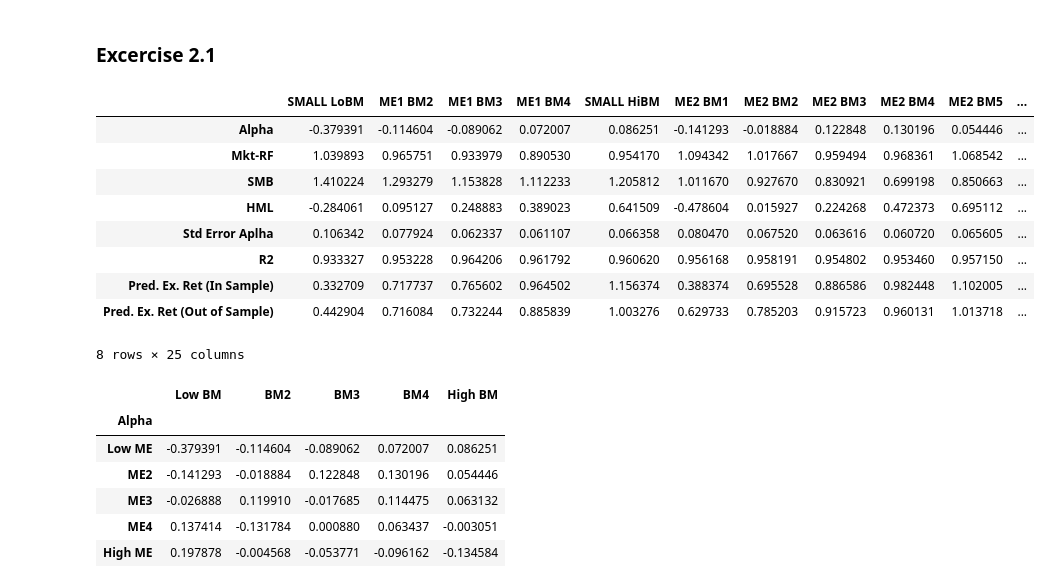
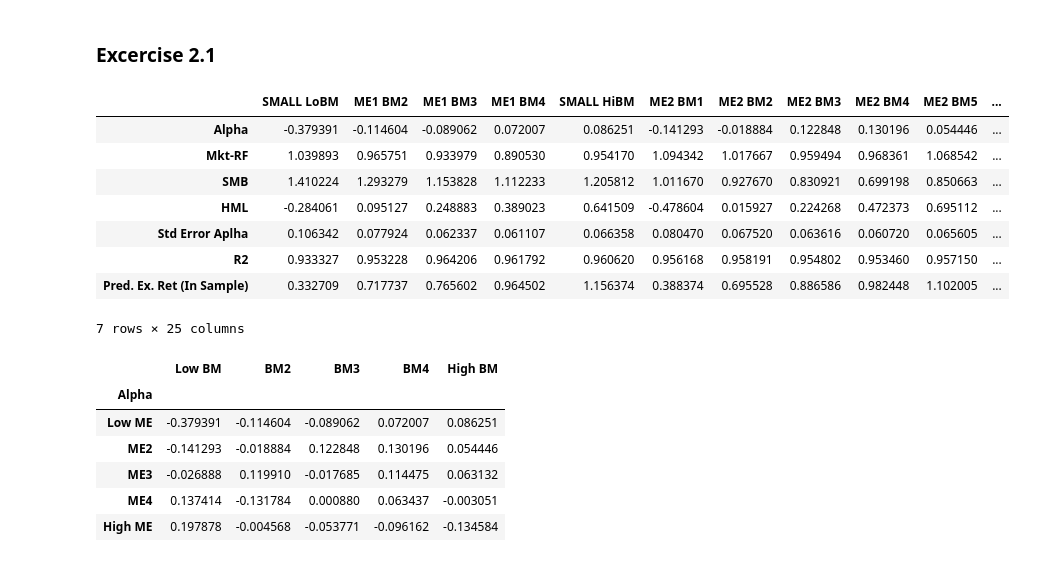
Before and after one commit to Luedman/Theory_of_Finance_Assignments, a Jupyter notebook: Assignment_3/Assignment3.ipynb, the cells around one changed output. Cells and saved outputs as stored; diff of their text form; code cells hidden in the pictures.

```diff
--- a/Assignment_3/Assignment3.ipynb
+++ b/Assignment_3/Assignment3.ipynb
@@ -251,16 +254,6 @@ X_pred = np.array([np.mean([excess_returns_ex1['Mkt-RF'].values])] +
 X_pred = np.append(1.0,X_pred)
 
 #________________________________________________________________________
-#For Ex. 2.5 prepare out of sample data
-excess_returns_ex25 = ex_returns_complete.loc['1994-01-01':'2017-12-01']
-
-#Prepare out of sample predictions(add constant)
-X_pred_os = np.array([np.mean([excess_returns_ex25['Mkt-RF'].values])] +
-                              [np.mean([excess_returns_ex25['SMB'].values])] +
-                              [np.mean([excess_returns_ex25['HML'].values])])
-X_pred_os = np.append(1.0,X_pred_os)
-
-#________________________________________________________________________
 #Regress each portfolio on X
 for portfolio_name in excess_returns_ex1.columns[:-4]:
 
@@ -272,9 +265,6 @@ for portfolio_name in excess_returns_ex1.columns[:-4]:
     #Predict Excess Returns for Ex 2.3
     #In Sample
     exret_pred =  results.predict(X_pred)
-    #Out of sample
-    exret_pred_os = results.predict(X_pred_os)
-
 
     #Store Results in a dictionary
     results_ex2[portfolio_name] = [results.params[0],
@@ -283,28 +273,25 @@ for portfolio_name in excess_returns_ex1.columns[:-4]:
                                    results.params[3],
                                    results.bse[0],
                                    results.rsquared,
-                                   exret_pred[0],
-                                   exret_pred_os[0]]
+                                   exret_pred[0]]
 # %%
 #Convert the result dict into a dataframe
 results_ex2 = pd.DataFrame(results_ex2, index = ['Alpha',
                                                  'Mkt-RF',
                                                  'SMB','HML',
                                                  'Std Error Aplha',
-                                                 'R2', 'Pred. Ex. Ret (In Sample)',
-                                                 'Pred. Ex. Ret (Out of Sample)'])
+                                                 'R2', 'Pred. Ex. Ret (In Sample)'])
 results_ex2
 # %% [output]
 |  | SMALL LoBM | ME1 BM2 | ME1 BM3 | ME1 BM4 | SMALL HiBM | ME2 BM1 | ME2 BM2 | ME2 BM3 | ME2 BM4 | ME2 BM5 | ... |
 | Alpha | -0.379391 | -0.114604 | -0.089062 | 0.072007 | 0.086251 | -0.141293 | -0.018884 | 0.122848 | 0.130196 | 0.054446 | ... |
 | Mkt-RF | 1.039893 | 0.965751 | 0.933979 | 0.890530 | 0.954170 | 1.094342 | 1.017667 | 0.959494 | 0.968361 | 1.068542 | ... |
 | SMB | 1.410224 | 1.293279 | 1.153828 | 1.112233 | 1.205812 | 1.011670 | 0.927670 | 0.830921 | 0.699198 | 0.850663 | ... |
 | HML | -0.284061 | 0.095127 | 0.248883 | 0.389023 | 0.641509 | -0.478604 | 0.015927 | 0.224268 | 0.472373 | 0.695112 | ... |
 | Std Error Aplha | 0.106342 | 0.077924 | 0.062337 | 0.061107 | 0.066358 | 0.080470 | 0.067520 | 0.063616 | 0.060720 | 0.065605 | ... |
 | R2 | 0.933327 | 0.953228 | 0.964206 | 0.961792 | 0.960620 | 0.956168 | 0.958191 | 0.954802 | 0.953460 | 0.957150 | ... |
 | Pred. Ex. Ret (In Sample) | 0.332709 | 0.717737 | 0.765602 | 0.964502 | 1.156374 | 0.388374 | 0.695528 | 0.886586 | 0.982448 | 1.102005 | ... |
-| Pred. Ex. Ret (Out of Sample) | 0.442904 | 0.716084 | 0.732244 | 0.885839 | 1.003276 | 0.629733 | 0.785203 | 0.915723 | 0.960131 | 1.013718 | ... |
-8 rows × 25 columns
+7 rows × 25 columns
 # %%
 alpha2 = create_output_table('Alpha', results_ex2)
 alpha2
```
Also changed, not shown: parts of 16 cells of this notebook, 5 other files.
